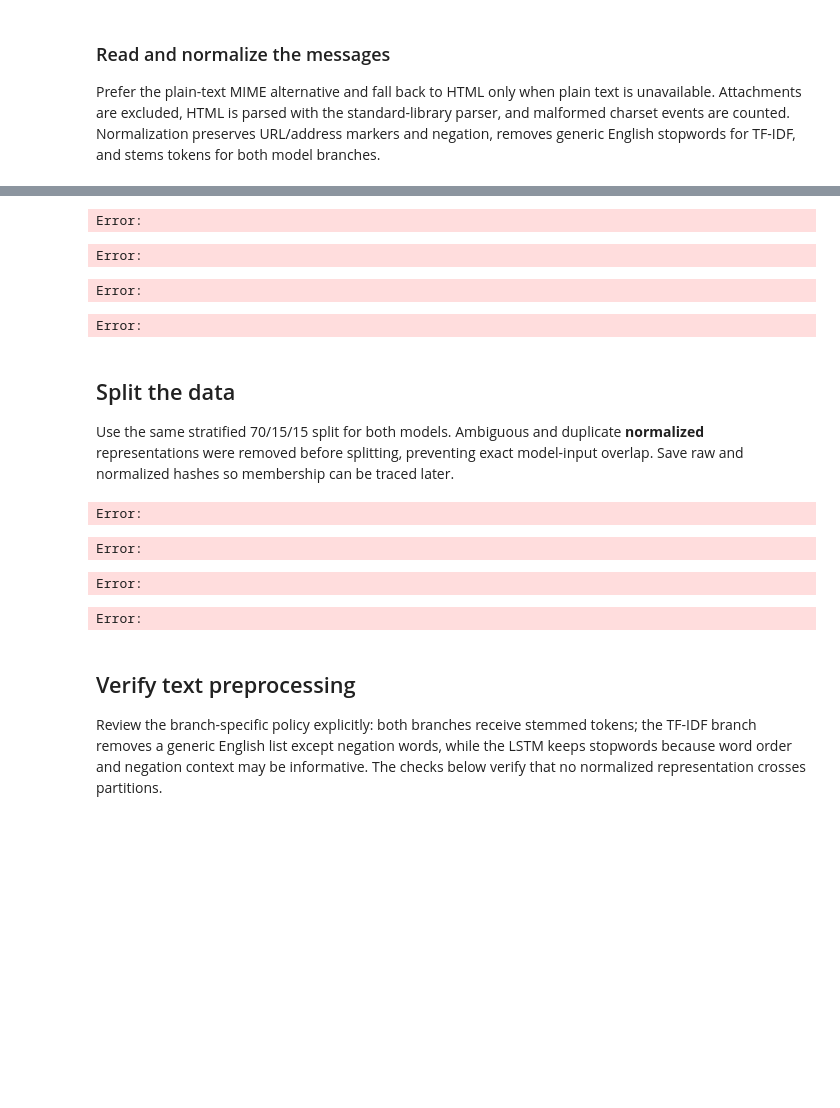
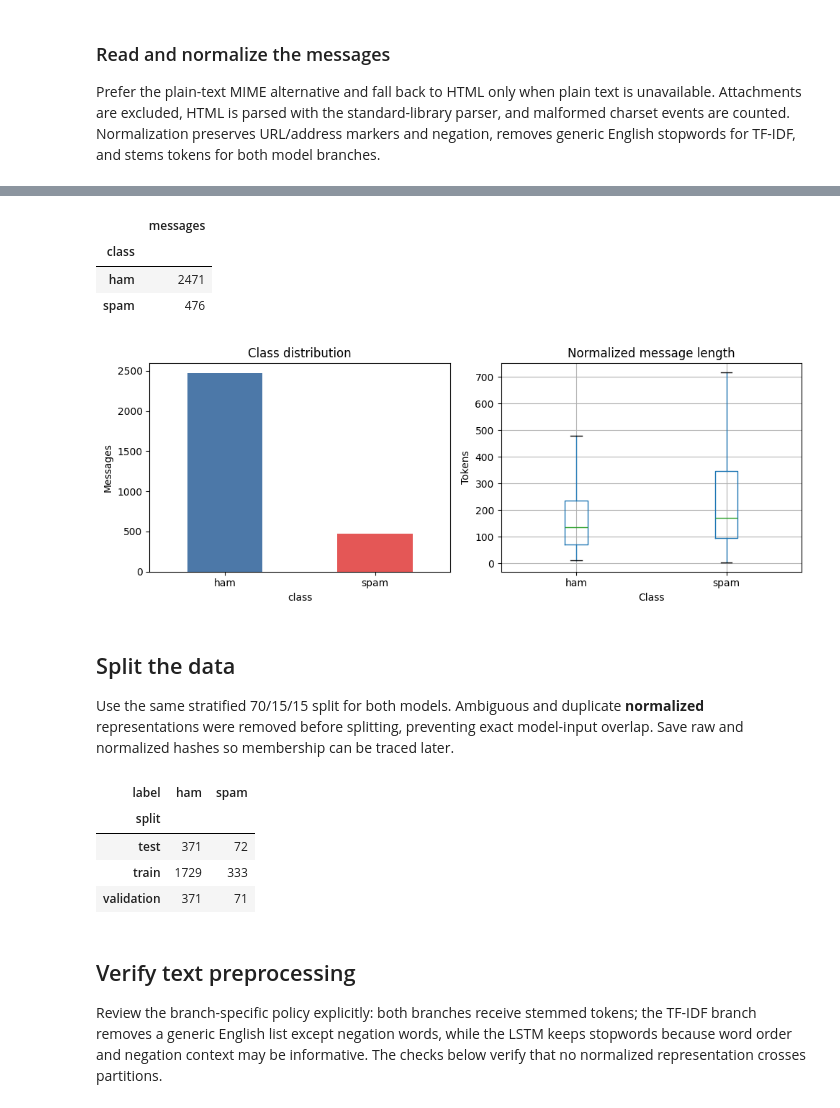
Before and after one commit to Saumyakeshi/ml_assignment, a Jupyter notebook: notebooks/01_phishing/section-01-email-security.ipynb, the cells around one changed output, grey strips where cells are left out. Drawn from its saved outputs; the diff is of its cells as text; code cells hidden in the pictures; blank space fills up the shorter version.

```diff
--- a/notebooks/01_phishing/section-01-email-security.ipynb
+++ b/notebooks/01_phishing/section-01-email-security.ipynb
@@ -240,7 +216,8 @@ for folder, label in (("easy_ham", 0), ("spam", 1)):
                 "source_sha256": hashlib.sha256(path.read_bytes()).hexdigest(),
             })
 
-# Convering the collevcted email records into a table and normalizing the text.
+# Convert the collected email records into a table and normalize the text.
+messages = pd.DataFrame(records)
 messages["normalized_text"] = messages["text"].map(normalize)
 
 # Identifying empty messages and texts with conflicting labels.
@@ -268,37 +245,38 @@ dataset_hashes["extracted_corpus_manifest"] = hashlib.sha256(
 ).hexdigest()
 
 # Creating readable class names and message length statistics for analysis and visualization.
 emails["class"] = emails["label"].map({0: "ham", 1: "spam"})
 emails["raw_characters"] = emails["text"].str.len()
 emails["normalized_tokens"] = emails["normalized_text"].str.split().str.len()
 
 # Saving a summary of parsing and cleaning, and duplication results to a JSON file for reference.
 text_profile = {
     "source_messages": len(messages),
     "exact_conflicting_texts_excluded": len(exact_conflict_text),
     "normalized_conflicting_texts_excluded": len(normalized_conflict_text),
     "empty_normalized_messages_excluded": int(empty_normalized.sum()),
     "records_after_normalized_deduplication": len(emails),
     **parsing_stats,
 }
 (processed_dir / "text-profile.json").write_text(json.dumps(text_profile, indent=2))
 
 # Displaying the class counts,class distribution and normalized message length.
 class_counts = emails["class"].value_counts().reindex(["ham", "spam"])
 display(class_counts.rename("messages").to_frame())
 fig, axes = plt.subplots(1, 2, figsize=(10, 4))
 class_counts.plot.bar(color=["#4C78A8", "#E45756"], rot=0, ylabel="Messages", title="Class distribution", ax=axes[0])
 emails.boxplot(column="normalized_tokens", by="class", showfliers=False, ax=axes[1])
 axes[1].set(title="Normalized message length", xlabel="Class", ylabel="Tokens")
 fig.suptitle("")
 fig.tight_layout()
 fig.savefig(results_dir / "figures/data-exploration.png", dpi=180)
 plt.show()
 # %% [output]
-Error:
-Error:
-Error:
-Error:
+|  | messages |
+| class |  |
+| ham | 2471 |
+| spam | 476 |
+[figure, added]
 # %% [markdown]
 ## Split the data
 
@@ -331,10 +309,11 @@ manifest = pd.concat([
 manifest.to_csv(processed_dir / "split_manifest.csv", index=False)
 display(pd.crosstab(manifest["split"], manifest["label"]).rename(columns={0: "ham", 1: "spam"}))
 # %% [output]
-Error:
-Error:
-Error:
-Error:
+| label | ham | spam |
+| split |  |  |
+| test | 371 | 72 |
+| train | 1729 | 333 |
+| validation | 371 | 71 |
 # %% [markdown]
 ## Verify text preprocessing
 
```
Also changed, not shown: parts of 14 cells of this notebook, 13 other files.
